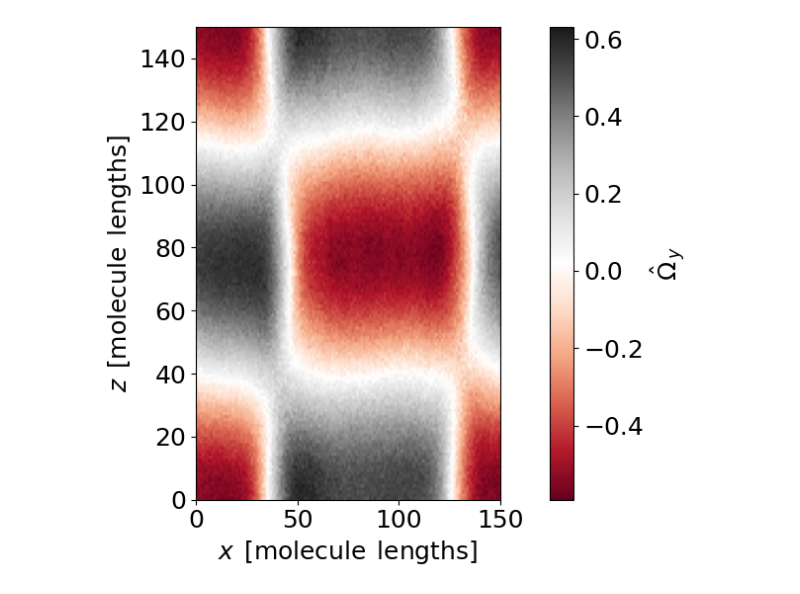
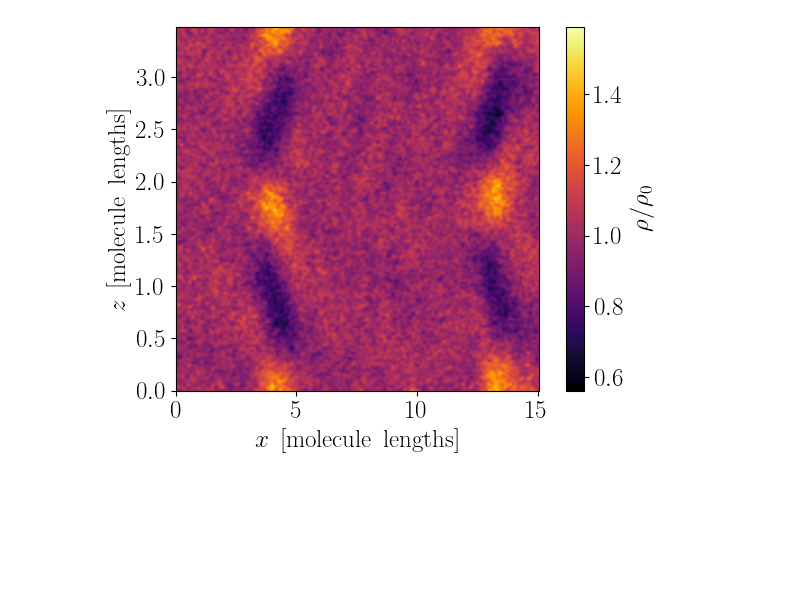
Before and after one commit to smdrzazga/LAMMPS, a Jupyter notebook: plot_printer.ipynb, the cells around one changed output. Drawn from its saved outputs; the diff is of its cells as text; code cells hidden in the pictures; blank space fills up the shorter version.

```diff
--- a/plot_printer.ipynb
+++ b/plot_printer.ipynb
@@ -4,10 +4,11 @@ import matplotlib.pyplot as plt
 import os
 import banana_lib as sz
 import banana_plot as bp
+import random
 from scipy.optimize import curve_fit
+from matplotlib import cm
 
-
-desktop = r"C:\Users\komok\Desktop"
+desktop = r"C:\Users\Szymek\Desktop"
 paths = {
     "desktop": desktop,
     "matrices": desktop + r"\LAMMPS_matrices",
@@ -15,7 +16,7 @@ paths = {
     "matrices_directors": desktop + r"\LAMMPS_matrices\directors_matrices",
     "matrices_scatter": desktop + r"\LAMMPS_matrices\scatter_matrices",
     "smectic_params": desktop + r"\smectic_params_new.txt",
-    "images": desktop + r"\Ntb_paper\images",
+    "images": desktop + r"\checkpoint_01.03.24\images",
     "example": desktop + r"\LAMMPS_matrices\centers_matrices\centers_screen_bulk_6k_0.32.txt",
     "test": desktop + r"\test.png"
     }
@@ -169,11 +212,18 @@ plt.show()
 # %%
-file = paths["matrices_directors"] + "\director_screen_interface_peter_case_0.32.txt"
+# heatmap domain centers
+file = paths["matrices"] + "\centers_screen_bulk_two_domains_0.32.txt"
+target = paths["images"] + "\centers_domains.png"
 
 options = {'xlabel': r"$x\:\:[\mathrm{molecule\:\:lengths}]$",
            'ylabel': r"$z\:\:[\mathrm{molecule\:\:lengths}]$",
-           'extent': [0, 150, 0, 150], 'cmap': 'RdGy', 'cbarlabel': r'$\hat{\Omega}_{\,y}$'}
+            'extent': [0, 130/8.62, 0, 30/8.62], 'aspect': 130/30,
+            'cmap': 'inferno', 'cbarlabel': r'$\rho / \rho_0$'}
 
-fig, ax = plt.subplots(figsize=(10.8, 6))
-ax = bp.HeatmapPlotter(file, '', plot_attr=options).plot(fig, ax, show=False)
+fig, ax = plt.subplots()
+ax = bp.HeatmapPlotter(file, '', plot_attr=options).plot(fig, ax, normalize = True, show=False)
+# bp.HeatmapPlotter(file, paths["test"], plot_attr=options).save()
+
+# plt.show()
+plt.savefig(target, dpi=300)
 # %% [output]
-[figure, old version]
+[figure, new version]
```
Also changed, not shown: parts of 11 cells of this notebook, 2 other files.
